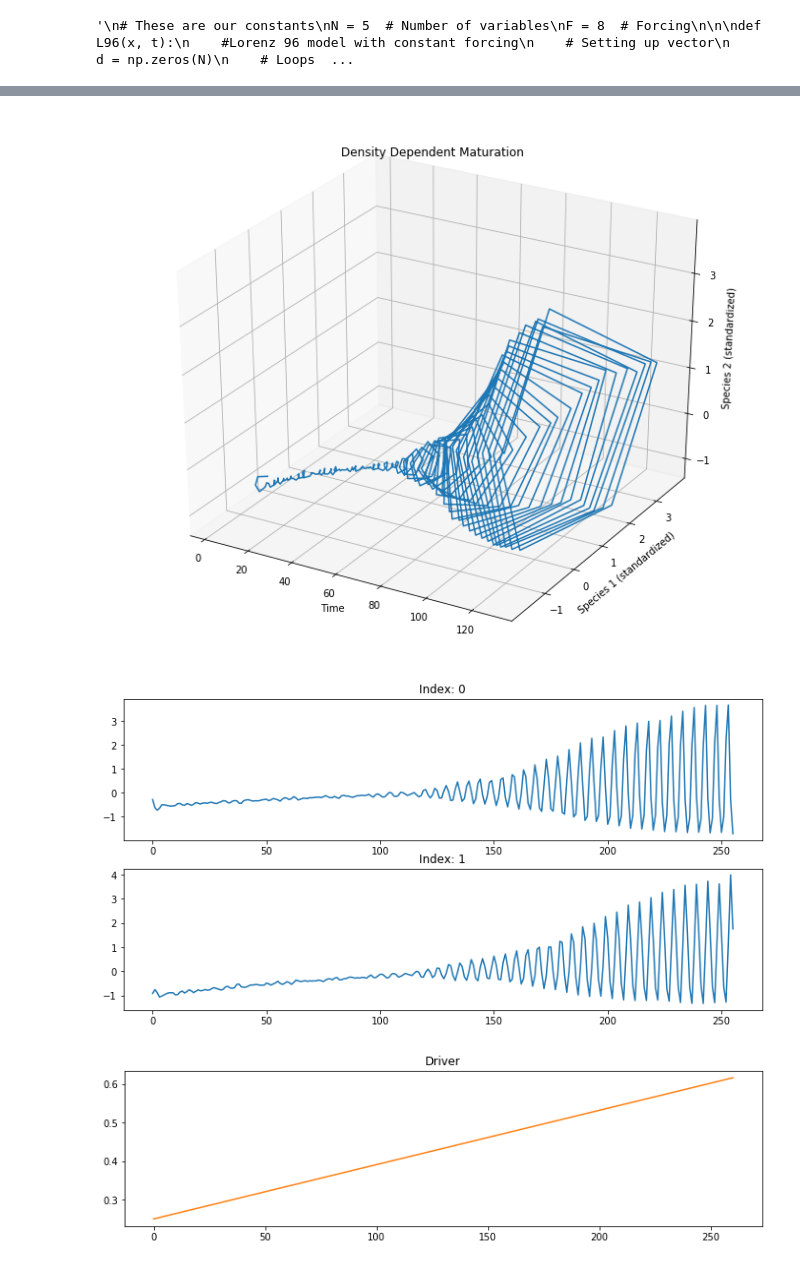
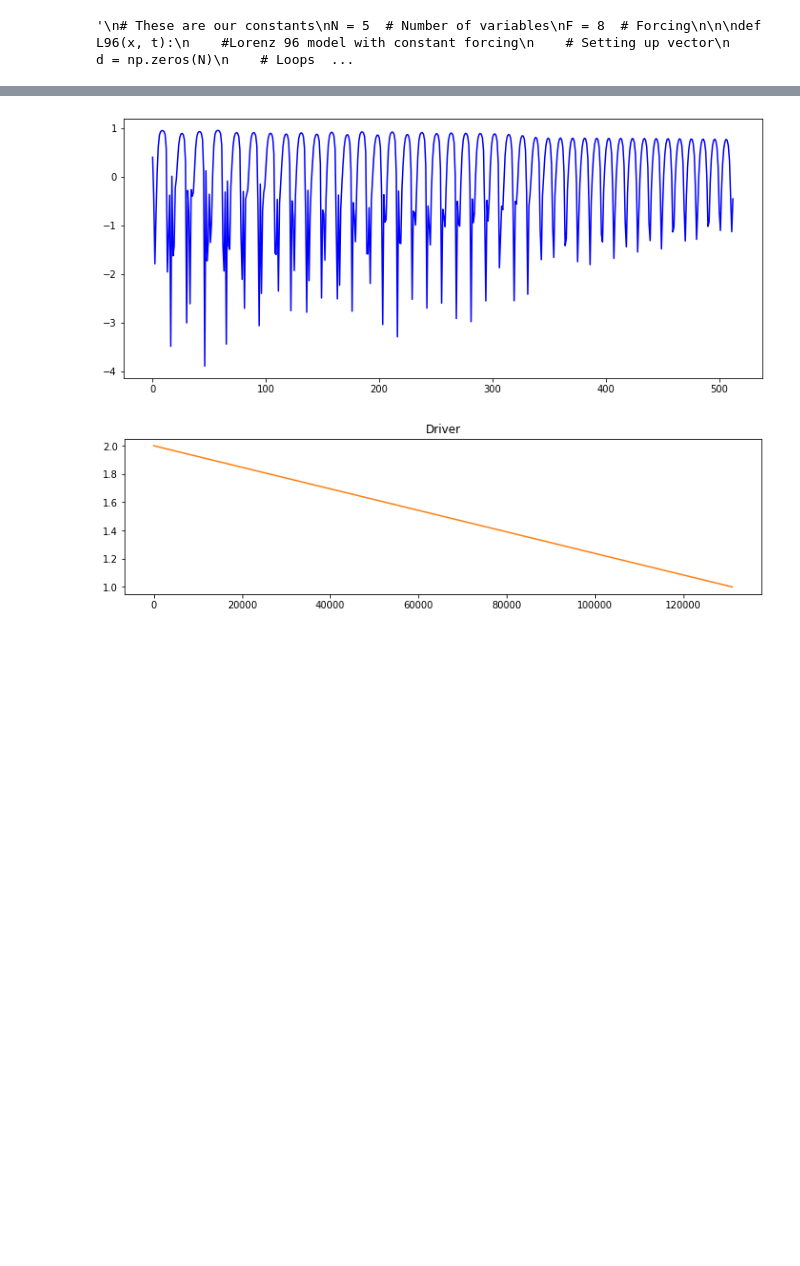
Before and after one commit to kenflat2/Nonlinear-Regression, a Jupyter notebook: GP Experimenter.ipynb, the cells around one changed output, grey strips where cells are left out. Cells and saved outputs as stored; diff of their text form; code cells hidden in the pictures; blank space fills up the shorter version.

```diff
--- a/GP Experimenter.ipynb
+++ b/GP Experimenter.ipynb
@@ -164,16 +177,17 @@ def lyapunovExp(S):
 # %%
 settlingTime = 5
 
-end = 2**7
-tlen = 2 ** 8 + settlingTime
+end = 2**12
+tlen = 2 ** 17 + settlingTime
 trainToTest = 0.8 # between 0 and 1
 t = np.linspace(0, end, num=tlen)
 
 # MAKE SURE TO UPDATE THE DIMENSION WHEN SWITCHING ATTRACTORS
-dim = 2
+dim = 1
 ndrivers = 1
 # t0 = np.array([0.5])
-t0 = np.ones(dim) * 0.3333# np.array([0,5,15])# np.ones(dim) * 0.3333 # np.array([0,5,15]) * 1 # np.zeros(dim)
+# t0 = np.ones(dim) * 0.3333# np.array([0,5,15])# np.ones(dim) * 0.3333 # np.array([0,5,15]) * 1 # np.zeros(dim)
+t0 = np.array([0.8,0.1,9])
 t0[0] += 0.1
 # %%
 # Discrete Time Systems
@@ -226,13 +244,13 @@ Xr = standardize(states[settlingTime:,:])
 
 # STATIONARY SIMULATION VERSION: UPDATE ATTRACTOR YOU WANT HERE
 #               \/\/\/\/
-"""
-t0 = np.array([4,12,17])
-states = odeint(Lorenz,t0,t)
+
+#t0 = np.array([4,12,17])
+# Xr = odeint(Lorenz,t0,t)
 # print(states)
 # print(states)
 # END STATIONARY SIMULATION
-"""
+
 
 # FROM DATA
 """
@@ -303,4 +321,9 @@ for i in range(1, tlen ):
 # Xr = standardize(states[:,1,None])
 Xr = standardize(states)
 """
+
+# Rosenzweig MacArthur
+h2 = lambda t : 2.0 - 1.0 * t / end
+
+Xr = standardize(odeint(RosenzweigMacArthur, t0, t, args=(h2,)))[::2**8,0,None]
 # END NON STATIONARY
@@ -309,7 +330,7 @@ Xr = standardize(states)
 # %%
 """ UPDATE DRIVERS HERE """
 
-digiDrivers = [Gmax]
+digiDrivers = [h2]
 
 """
 gtsr = np.zeros((Xr.shape[0], ndrivers))
@@ -317,10 +338,11 @@ for ind in range(len(digiDrivers)):
     tmp = np.fromfunction(lambda i : digiDrivers[ind](i), (Xr.shape[0],) , dtype = float)# time series of gmax
     gtsr[:,ind] = tmp
 """
-gtsr = Gmax(t) # driverArray
+# gtsr = Gmax(t) # driverArray
+gtsr = h2(t)
 # %%
-fig2 = plt.figure(2,figsize=(12,10))
-"""
+fig2 = plt.figure(2,figsize=(12,5))
+
 if dim == 1:
     ax2 = plt.subplot()
     ax2.plot(Xr[:,0],"b") # states
@@ -334,38 +356,37 @@ else:
 ax2 = fig2.gca(projection="3d")
 ax2.plot(t[settlingTime:],Xr[:,0],Xr[:,1])
 ax2.set_xlabel("Time")
 ax2.set_ylabel("Species 1 (standardized)")
 ax2.set_zlabel("Species 2 (standardized)")
-
-ax2.set_title("Density Dependent Maturation")
+"""
+# ax2.set_title("Density Dependent Maturation")
 plt.savefig("Raw Data")
 
 if dim != 1:
     figTS, axTS = plt.subplots(dim,figsize=(12,dim*3))
     axTS[0].set_title("Cross section Time Series")
     for i in range(dim):
         axTS[i].set_title("Index: {ind}".format(ind=i))
         axTS[i].plot(Xr[:,i])
 
 plt.savefig("Individual Dimensions")
 
 if ndrivers != 0:
     figD, axD = plt.subplots(ndrivers, figsize=(12,ndrivers*3))
     if ndrivers == 1:
         axD.set_title("Driver")
         axD.plot(gtsr, c="tab:orange")
     else:
         axD[0].set_title("Driver(s)")
         for d in range(ndrivers):
             axD[d].plot(gtsr[:,d], c="tab:orange")
 
     plt.savefig("Drivers")
 
 plt.show()
 # %% [output]
-[figure, old version]
+[figure, new version]
-[figure, old version]
+[figure, new version]
-[figure, removed]
 # %%
 # False Nearest Neighbors Test
 
```
Also changed, not shown: parts of 16 cells of this notebook, 7 other files.
